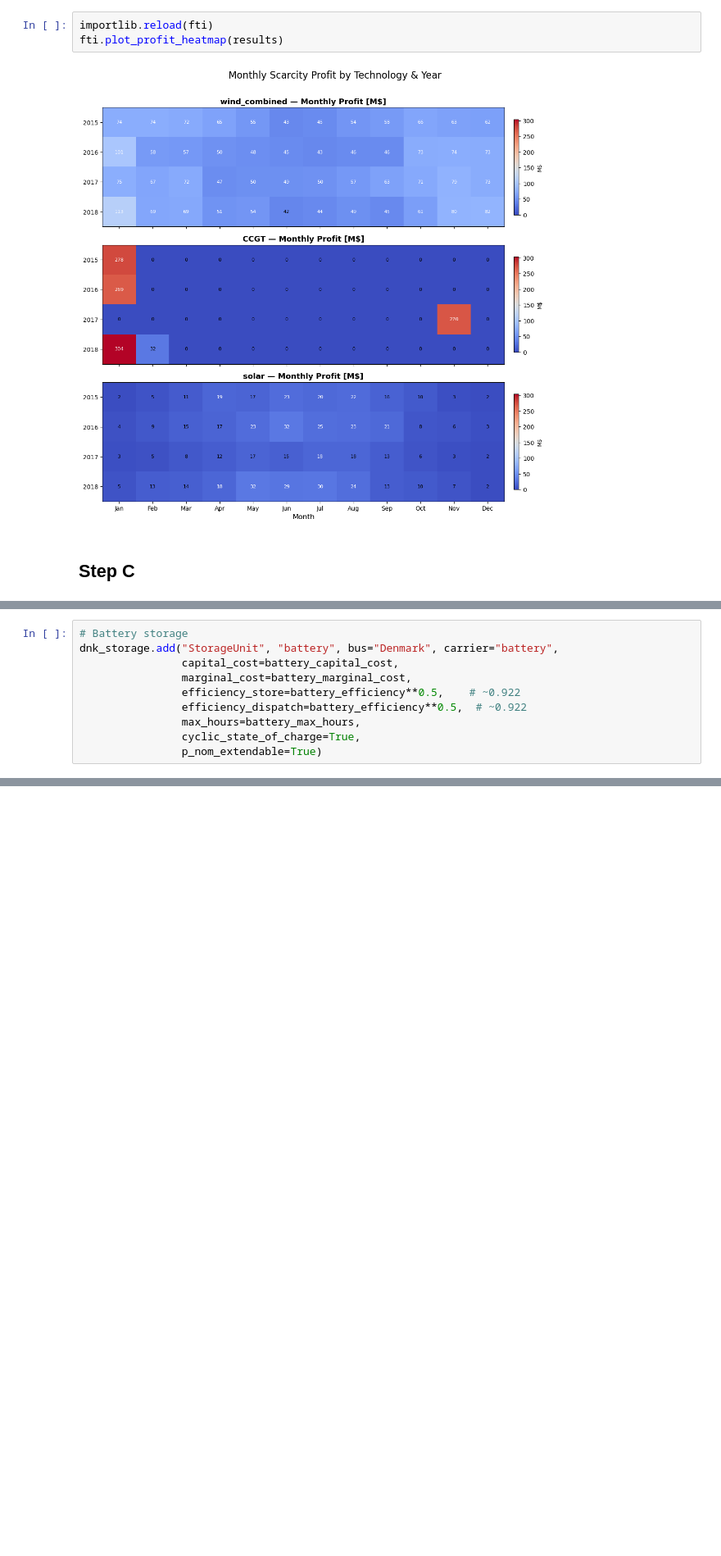
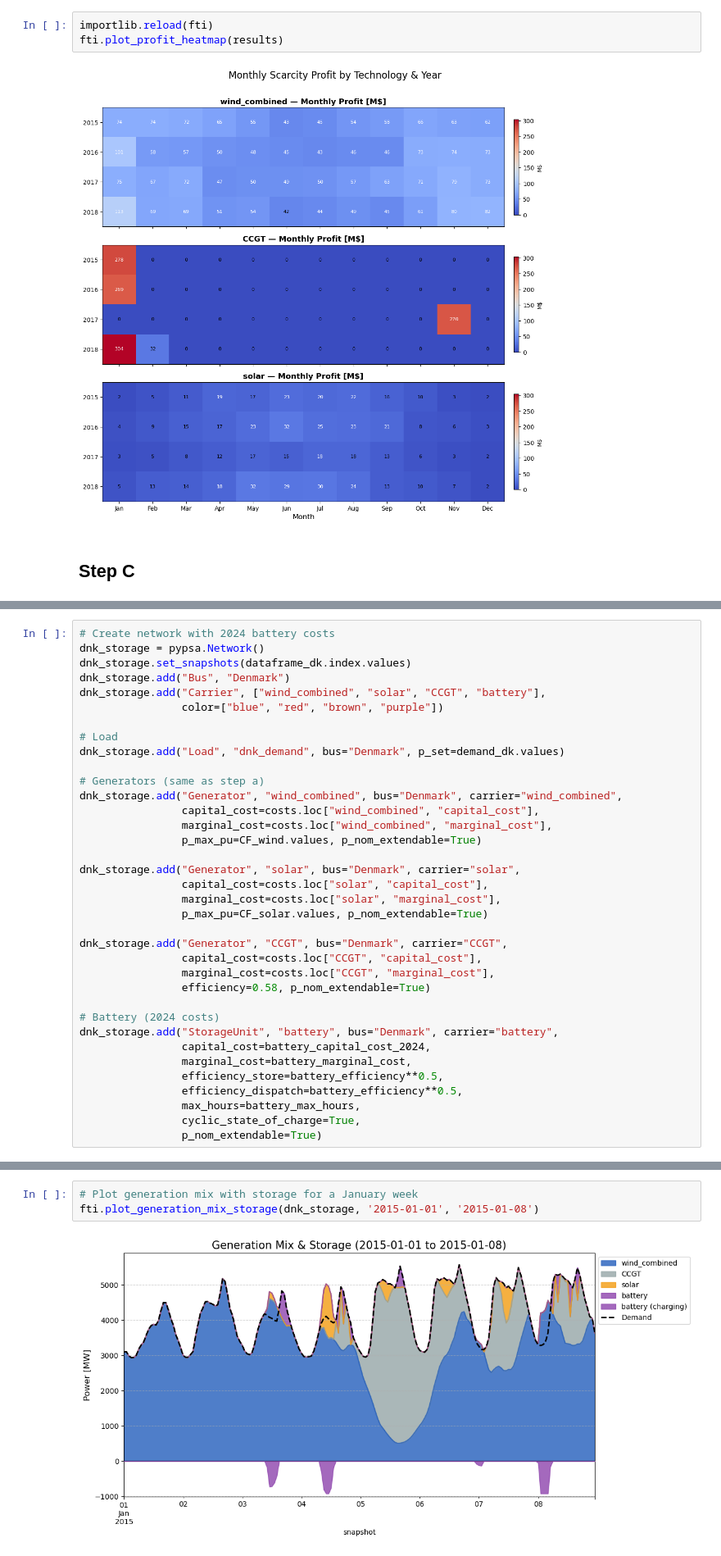
Before and after one commit to KenzoDTU/Integrated-Energy-Grids-A1G21, a Jupyter notebook: Part_1.ipynb, the cells around one changed output, grey strips where cells are left out. Shown at 82% size. Cells and saved outputs as stored; diff of their text form; blank space fills up the shorter version.

Commit message:
finalizing step C

```diff
--- a/Part_1.ipynb
+++ b/Part_1.ipynb
@@ -559,10 +695,36 @@ dnk_storage.add("Generator", "CCGT", bus="Denmark", carrier="CCGT",
 # %%
-# Battery storage
+# Create network with 2024 battery costs
+dnk_storage = pypsa.Network()
+dnk_storage.set_snapshots(dataframe_dk.index.values)
+dnk_storage.add("Bus", "Denmark")
+dnk_storage.add("Carrier", ["wind_combined", "solar", "CCGT", "battery"],
+                color=["blue", "red", "brown", "purple"])
+
+# Load
+dnk_storage.add("Load", "dnk_demand", bus="Denmark", p_set=demand_dk.values)
+
+# Generators (same as step a)
+dnk_storage.add("Generator", "wind_combined", bus="Denmark", carrier="wind_combined",
+                capital_cost=costs.loc["wind_combined", "capital_cost"],
+                marginal_cost=costs.loc["wind_combined", "marginal_cost"],
+                p_max_pu=CF_wind.values, p_nom_extendable=True)
+
+dnk_storage.add("Generator", "solar", bus="Denmark", carrier="solar",
+                capital_cost=costs.loc["solar", "capital_cost"],
+                marginal_cost=costs.loc["solar", "marginal_cost"],
+                p_max_pu=CF_solar.values, p_nom_extendable=True)
+
+dnk_storage.add("Generator", "CCGT", bus="Denmark", carrier="CCGT",
+                capital_cost=costs.loc["CCGT", "capital_cost"],
+                marginal_cost=costs.loc["CCGT", "marginal_cost"],
+                efficiency=0.58, p_nom_extendable=True)
+
+# Battery (2024 costs)
 dnk_storage.add("StorageUnit", "battery", bus="Denmark", carrier="battery",
-                capital_cost=battery_capital_cost,
+                capital_cost=battery_capital_cost_2024,
                 marginal_cost=battery_marginal_cost,
-                efficiency_store=battery_efficiency**0.5,    # ~0.922
-                efficiency_dispatch=battery_efficiency**0.5,  # ~0.922
+                efficiency_store=battery_efficiency**0.5,
+                efficiency_dispatch=battery_efficiency**0.5,
                 max_hours=battery_max_hours,
                 cyclic_state_of_charge=True,
                 p_nom_extendable=True)
@@ -660,0 +859,5 @@ Battery losses: 0.00 TWh
+# %%
+# Plot generation mix with storage for a January week
+fti.plot_generation_mix_storage(dnk_storage, '2015-01-01', '2015-01-08')
+# %% [output]
+[figure, added]
```
Also changed, not shown: parts of 29 cells of this notebook, 1 other file.
